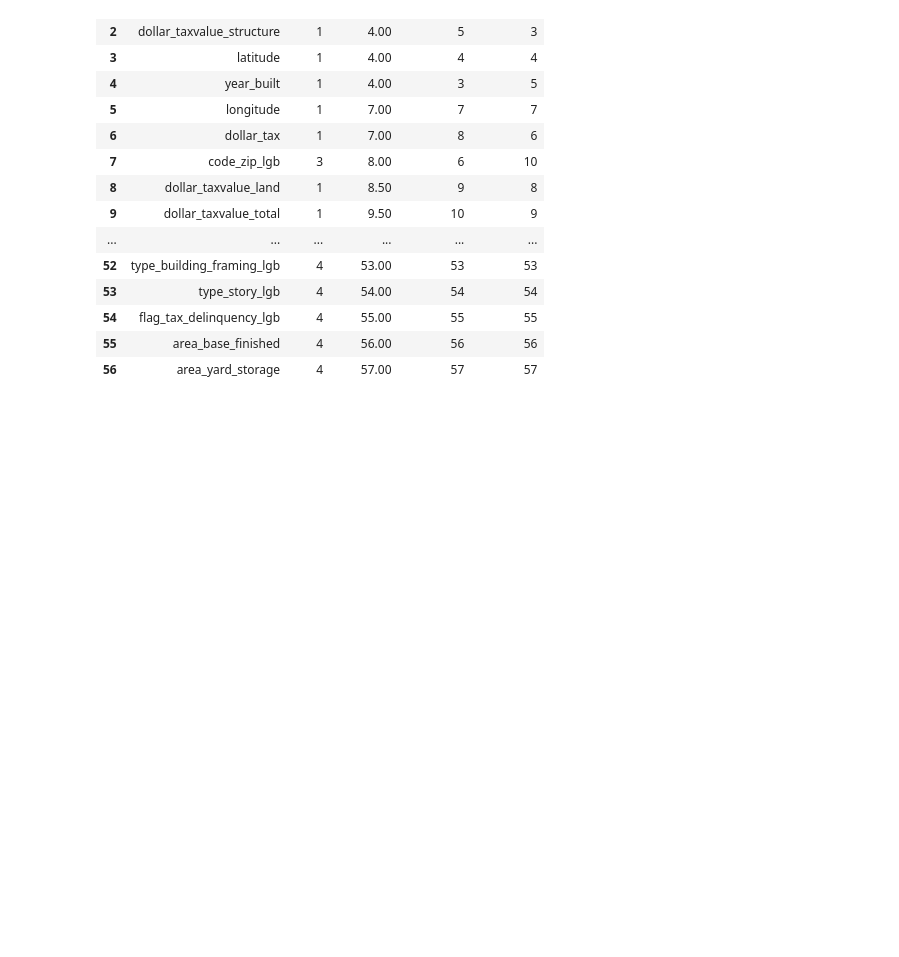
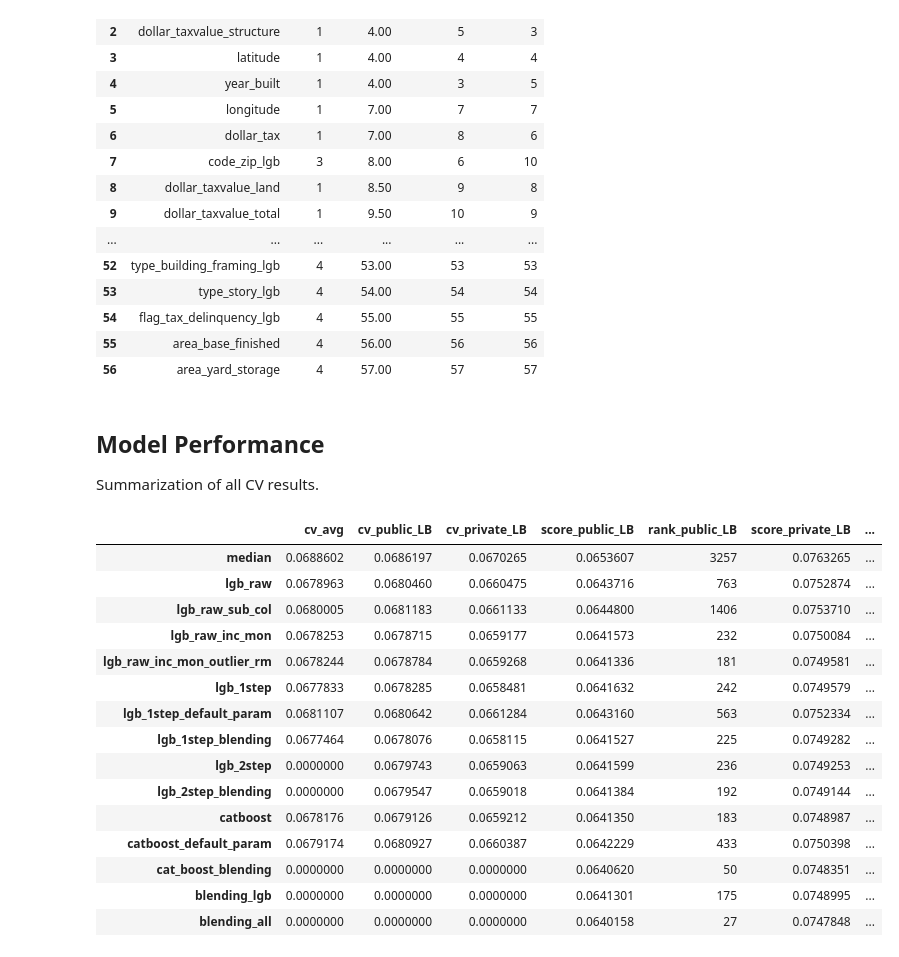
Before and after one commit to mqkh515/udacityMLND, a Jupyter notebook: projects/capstone/project_submit/model_iteration.ipynb, the cells around one changed output. Drawn from its saved outputs; the diff is of its cells as text; code cells hidden in the pictures; blank space fills up the shorter version.

```diff
--- a/projects/capstone/project_submit/model_iteration.ipynb
+++ b/projects/capstone/project_submit/model_iteration.ipynb
@@ -55,0 +41,30 @@ Randomly run 100 iterations and manually pick parameter set. It takes quite some
+# %%
+# lgb_models.param_search_raw()
+# lgb_models.param_search_one_step()
+# lgb_models.param_search_step2()
+# cat_boost_models.param_search()
+
+# features.class_3_feature_search()
+
+mlist = [models.ModelMedian(),
+         models.ModelLGBRaw(),
+         models.ModelLGBRawSubCol(),
+         models.ModelLGBRawIncMon(),
+         models.ModelLGBRawIncMonOutlierRm(),
+         models.ModelLGBOneStep(),
+         models.ModelLGBOneStepDefaultParam(),
+         models.ModelLGBBlendingOneStep(),
+         models.ModelLGBTwoStep(),
+         models.ModelLGBTwoStepBlending(),
+         models.ModelCatBoost(),
+         models.ModelCatBoostDefaultParam(),
+         models.ModelCatBoostBlending(),
+         models.ModelDirectBlendingLGB(),
+         models.ModelDirectBlendingAll()]
+
+# for m in mlist:
+#     m.submit()
+
+# # do the manual submission to Kaggle, and copy down scores to code
+# for m in mlist:
+#     format_cv_output(m)
@@ -80,7 +136,7 @@ display(search_res.iloc[:5, :])
 # %%
 # choose seasonality CV target months
 m = models.ModelLGBRaw()
-m.train(data_prep.train_x, data_prep.train_y, False, False)
+m.train(data_prep.train_x, data_prep.train_y, True, True)
 is_pred_y = m.predict(data_prep.train_x)
 y_diff = data_prep.train_y - is_pred_y
 y_diff_group_med = y_diff.groupby(data_prep.train_x['sale_month']).median()
@@ -207,3 +197,36 @@ display(feature_info)
 | 54 | flag_tax_delinquency_lgb | 4 | 55.00 | 55 | 55 |
 | 55 | area_base_finished | 4 | 56.00 | 56 | 56 |
 | 56 | area_yard_storage | 4 | 57.00 | 57 | 57 |
+# %% [markdown]
+## Model Performance
+
+Summarization of all CV results.
+# %%
+pd.options.display.float_format = '{:,.7f}'.format
+df = None
+for m in mlist:
+    df_m = pd.read_csv('models/cv_res_%s.csv' % m.label, index_col=0)
+    if df is None:
+        df = df_m
+    else:
+        df = pd.concat([df, df_m], axis=0)
+df.index = [m.label for m in mlist]
+display(df)
+df.to_csv('models/cv_res_all.csv', float_format='%.7f')
+# %% [output]
+|  | cv_avg | cv_public_LB | cv_private_LB | score_public_LB | rank_public_LB | score_private_LB | ... |
+| median | 0.0688602 | 0.0686197 | 0.0670265 | 0.0653607 | 3257 | 0.0763265 | ... |
+| lgb_raw | 0.0678963 | 0.0680460 | 0.0660475 | 0.0643716 | 763 | 0.0752874 | ... |
+| lgb_raw_sub_col | 0.0680005 | 0.0681183 | 0.0661133 | 0.0644800 | 1406 | 0.0753710 | ... |
+| lgb_raw_inc_mon | 0.0678253 | 0.0678715 | 0.0659177 | 0.0641573 | 232 | 0.0750084 | ... |
+| lgb_raw_inc_mon_outlier_rm | 0.0678244 | 0.0678784 | 0.0659268 | 0.0641336 | 181 | 0.0749581 | ... |
+| lgb_1step | 0.0677833 | 0.0678285 | 0.0658481 | 0.0641632 | 242 | 0.0749579 | ... |
+| lgb_1step_default_param | 0.0681107 | 0.0680642 | 0.0661284 | 0.0643160 | 563 | 0.0752334 | ... |
+| lgb_1step_blending | 0.0677464 | 0.0678076 | 0.0658115 | 0.0641527 | 225 | 0.0749282 | ... |
+| lgb_2step | 0.0000000 | 0.0679743 | 0.0659063 | 0.0641599 | 236 | 0.0749253 | ... |
+| lgb_2step_blending | 0.0000000 | 0.0679547 | 0.0659018 | 0.0641384 | 192 | 0.0749144 | ... |
+| catboost | 0.0678176 | 0.0679126 | 0.0659212 | 0.0641350 | 183 | 0.0748987 | ... |
+| catboost_default_param | 0.0679174 | 0.0680927 | 0.0660387 | 0.0642229 | 433 | 0.0750398 | ... |
+| cat_boost_blending | 0.0000000 | 0.0000000 | 0.0000000 | 0.0640620 | 50 | 0.0748351 | ... |
+| blending_lgb | 0.0000000 | 0.0000000 | 0.0000000 | 0.0641301 | 175 | 0.0748995 | ... |
+| blending_all | 0.0000000 | 0.0000000 | 0.0000000 | 0.0640158 | 27 | 0.0747848 | ... |
```
Also changed, not shown: parts of 22 cells of this notebook, 19 other files.
